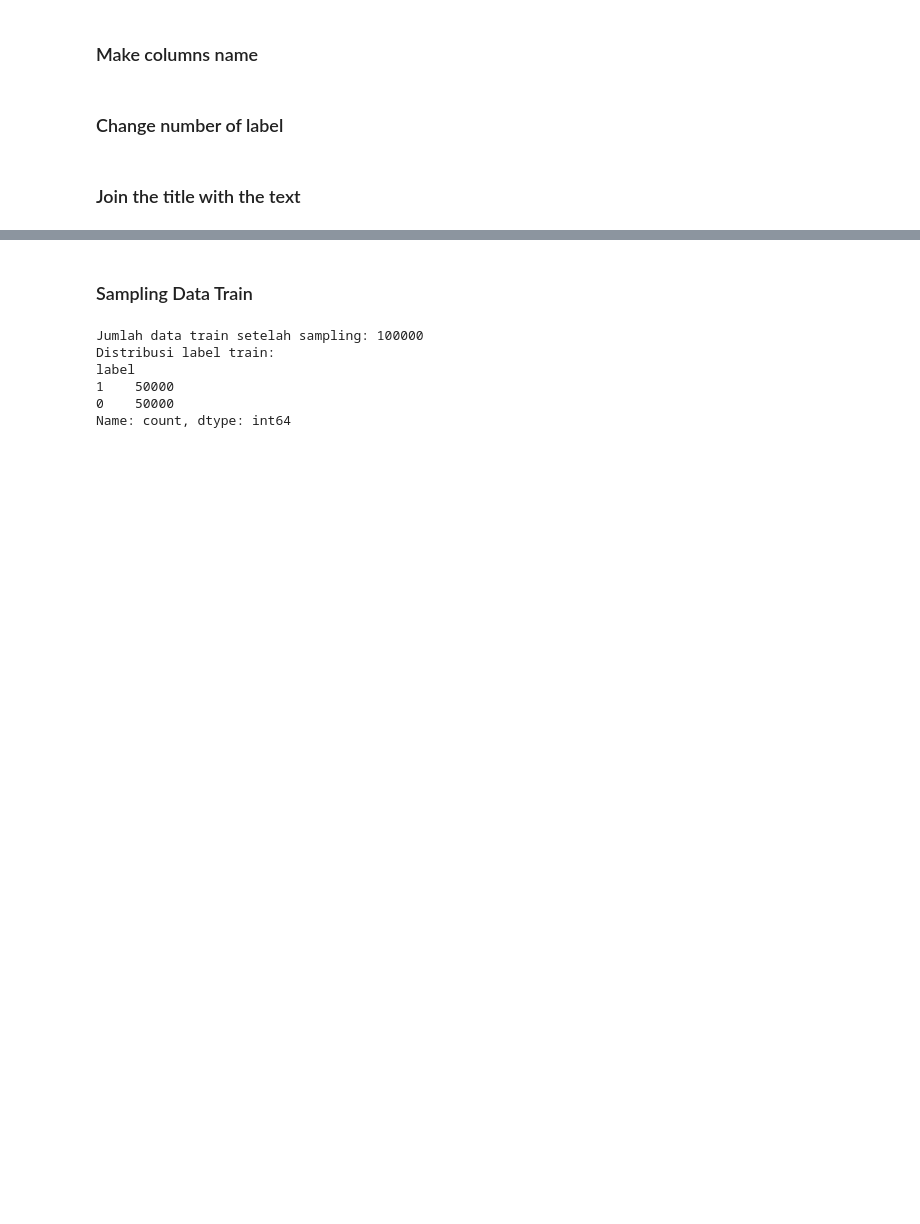
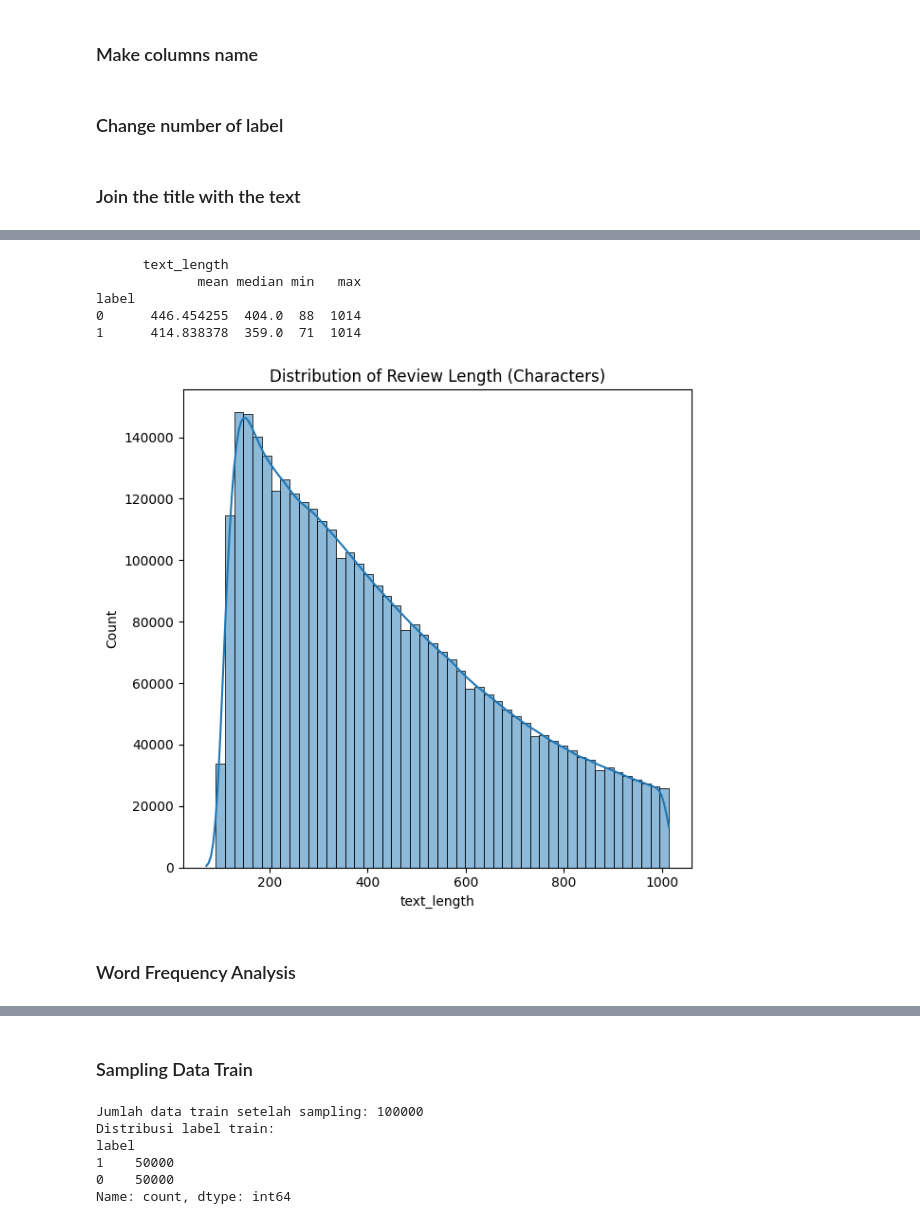
Before and after one commit to research-bocah-gundar/fesmaro-2025, a Jupyter notebook: fesmaro-2025-analisis-big-data.ipynb, the cells around one changed output, grey strips where cells are left out. Drawn from its saved outputs; the diff is of its cells as text; code cells hidden in the pictures; blank space fills up the shorter version.

```diff
--- a/fesmaro-2025-analisis-big-data.ipynb
+++ b/fesmaro-2025-analisis-big-data.ipynb
@@ -72,0 +202,21 @@ df_test = concat_columns(df_test, 'text', 'title', 'text')
+# %%
+length_stats = df_train.groupby('label')[['text_length']].agg(['mean', 'median', 'min', 'max'])
+print(length_stats)
+# %% [output]
+      text_length
+             mean median min   max
+label
+0      446.454255  404.0  88  1014
+1      414.838378  359.0  71  1014
+# %%
+# Plot length distributions
+plt.figure(figsize=(12, 6))
+plt.subplot(1, 2, 1)
+sns.histplot(df_train['text_length'],kde=True, bins=50)
+plt.title('Distribution of Review Length (Characters)')
+plt.tight_layout()
+plt.show()
+# %% [output]
+[figure, added]
+# %% [markdown]
+### Word Frequency Analysis
```
Also changed, not shown: parts of 70 cells of this notebook, 6 other files.
